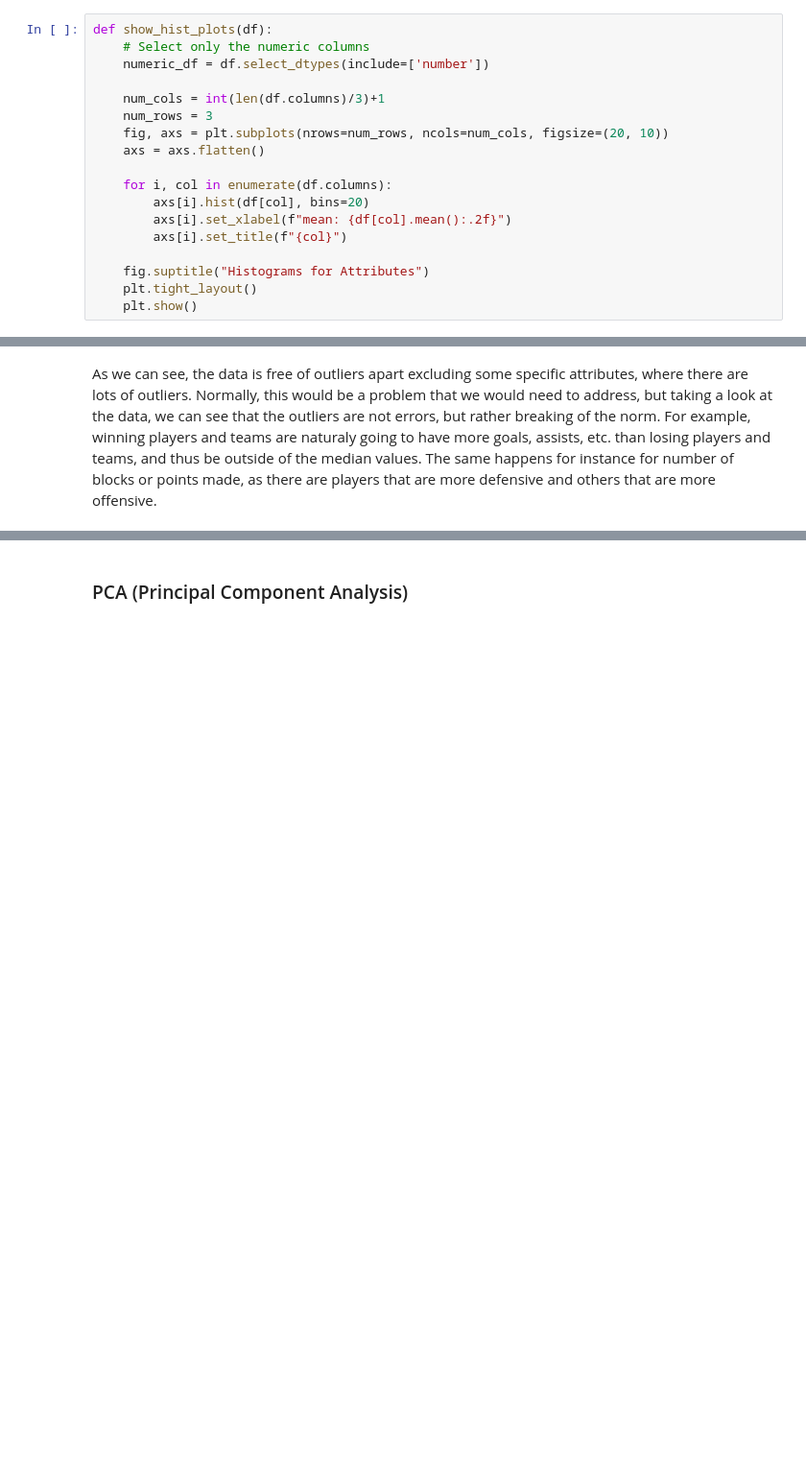
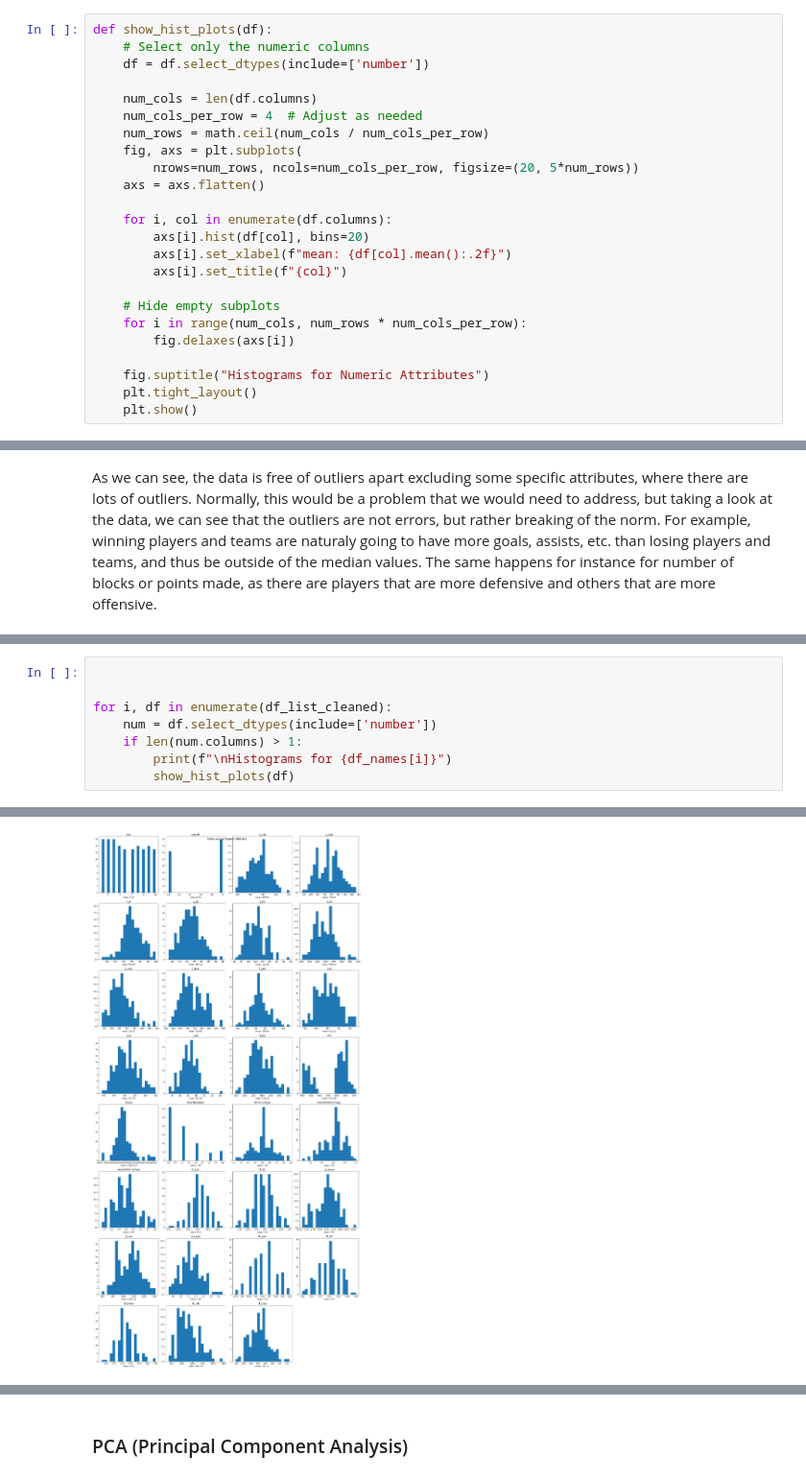
Before and after one commit to m21ark/ac, a Jupyter notebook: stats.ipynb, the cells around one changed output, grey strips where cells are left out. Shown at 96% size. Cells and saved outputs as stored; diff of their text form; blank space fills up the shorter version.

```diff
--- a/stats.ipynb
+++ b/stats.ipynb
@@ -93,11 +93,13 @@ def show_box_plots(df, outlier_threshold=30):
 # %%
 def show_hist_plots(df):
     # Select only the numeric columns
-    numeric_df = df.select_dtypes(include=['number'])
+    df = df.select_dtypes(include=['number'])
 
-    num_cols = int(len(df.columns)/3)+1
-    num_rows = 3
-    fig, axs = plt.subplots(nrows=num_rows, ncols=num_cols, figsize=(20, 10))
+    num_cols = len(df.columns)
+    num_cols_per_row = 4  # Adjust as needed
+    num_rows = math.ceil(num_cols / num_cols_per_row)
+    fig, axs = plt.subplots(
+        nrows=num_rows, ncols=num_cols_per_row, figsize=(20, 5*num_rows))
     axs = axs.flatten()
 
     for i, col in enumerate(df.columns):
@@ -105,7 +107,11 @@ def show_hist_plots(df):
         axs[i].set_xlabel(f"mean: {df[col].mean():.2f}")
         axs[i].set_title(f"{col}")
 
-    fig.suptitle("Histograms for Attributes")
+    # Hide empty subplots
+    for i in range(num_cols, num_rows * num_cols_per_row):
+        fig.delaxes(axs[i])
+
+    fig.suptitle("Histograms for Numeric Attributes")
     plt.tight_layout()
     plt.show()
 # %% [markdown]
@@ -352,0 +361,9 @@ As we can see, the data is free of outliers apart excluding some specific attrib
+# %%
+
+
+for i, df in enumerate(df_list_cleaned):
+    num = df.select_dtypes(include=['number'])
+    if len(num.columns) > 1:
+        print(f"\nHistograms for {df_names[i]}")
+        show_hist_plots(df)
+# %% [output]
@@ -352,0 +371 @@ As we can see, the data is free of outliers apart excluding some specific attrib
+[figure, added]
```
Also changed, not shown: parts of 6 cells of this notebook.
